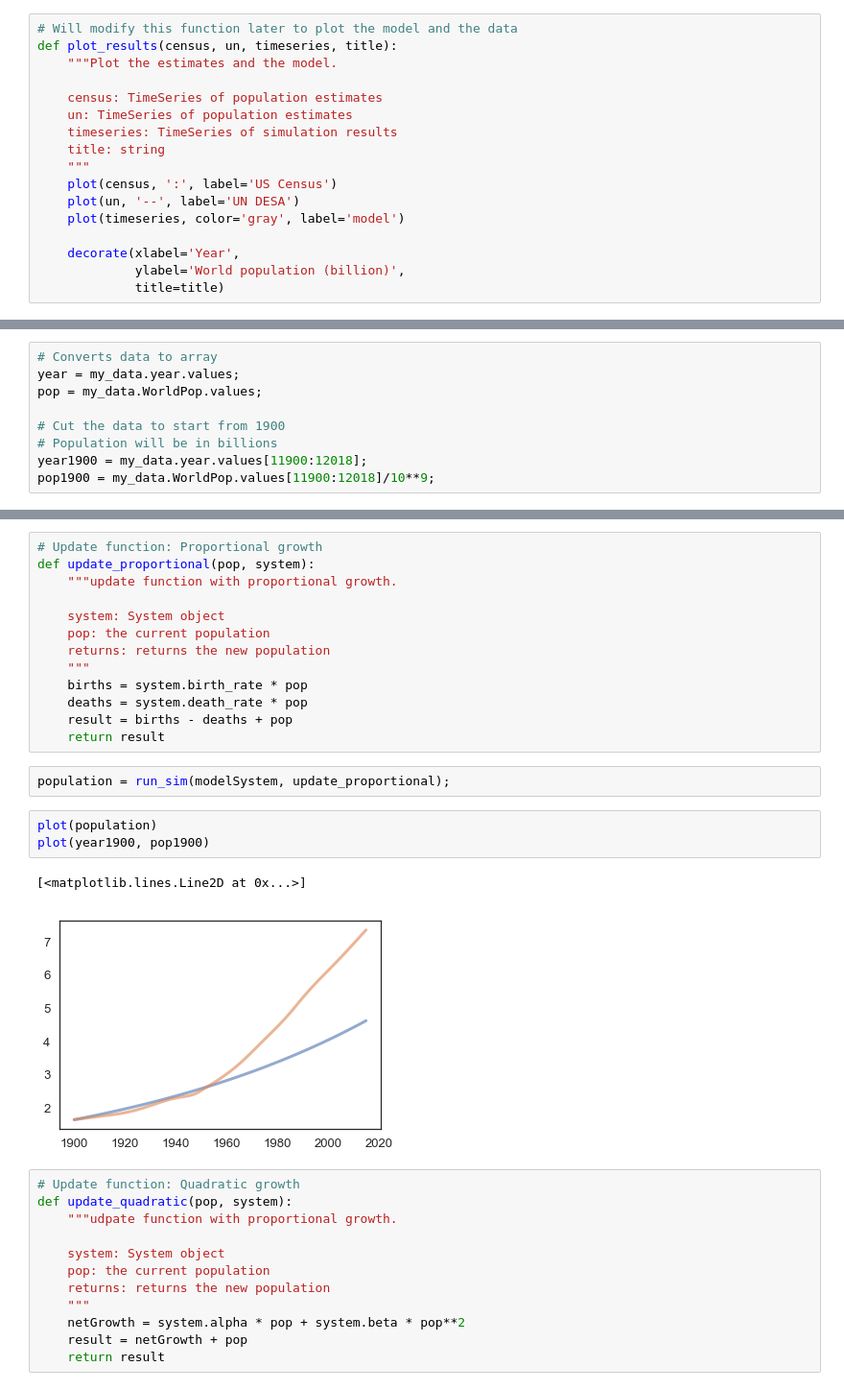
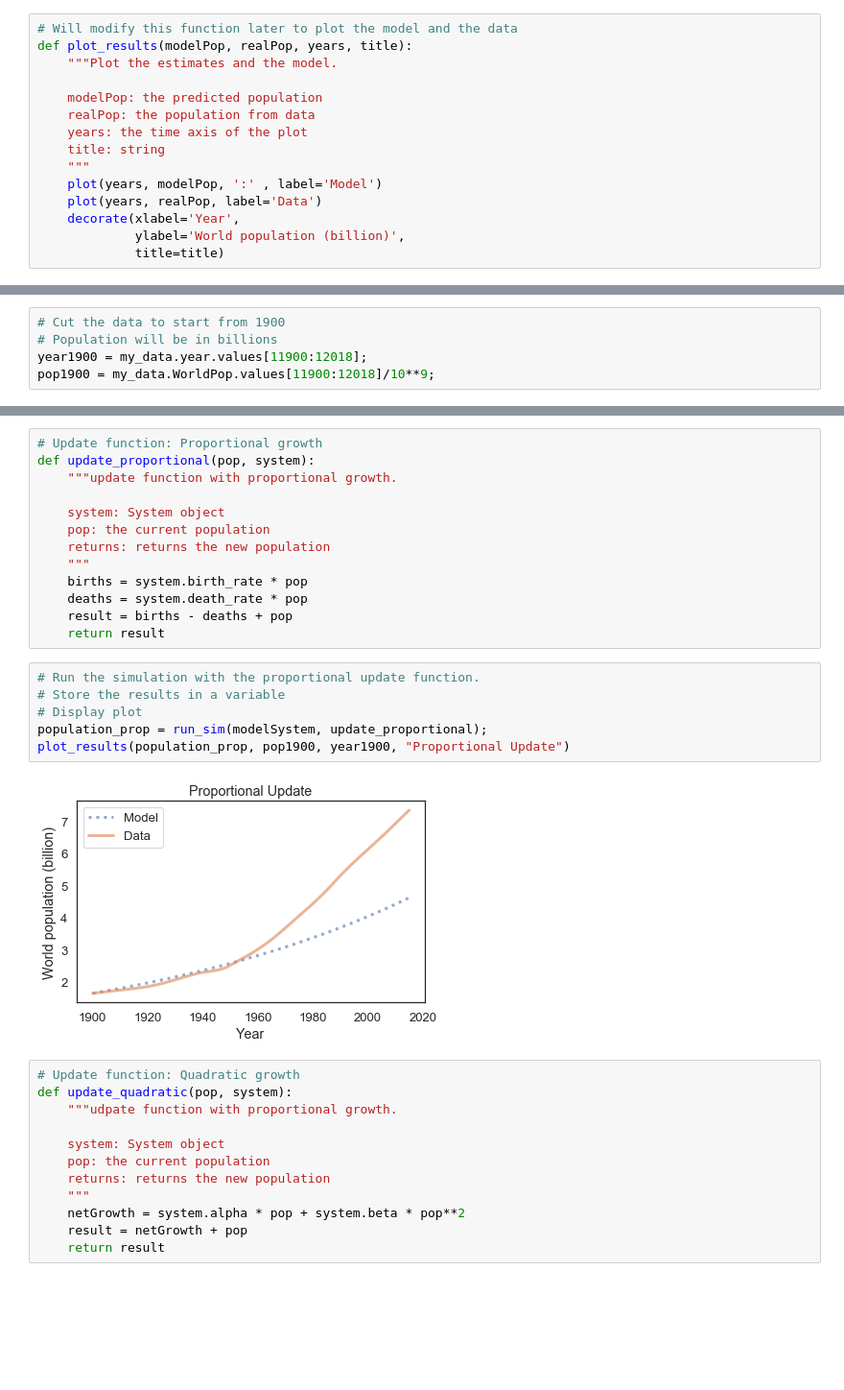
Before and after one commit to jamesHo22/ModSimPy, a Jupyter notebook: code/Project_One.ipynb, the cells around one changed output, grey strips where cells are left out. Shown: that part at 96% size. Drawn from its saved outputs; the diff is of its cells as text; blank space fills up the shorter version.

```diff
--- a/code/Project_One.ipynb
+++ b/code/Project_One.ipynb
@@ -26,18 +27,16 @@ from numpy import genfromtxt
 my_data = pandas.read_csv('WorldPopData.csv', sep=',');
 # %%
 # Will modify this function later to plot the model and the data
-def plot_results(census, un, timeseries, title):
+def plot_results(modelPop, realPop, years, title):
     """Plot the estimates and the model.
 
-    census: TimeSeries of population estimates
-    un: TimeSeries of population estimates
-    timeseries: TimeSeries of simulation results
+    modelPop: the predicted population
+    realPop: the population from data
+    years: the time axis of the plot
     title: string
     """
-    plot(census, ':', label='US Census')
-    plot(un, '--', label='UN DESA')
-    plot(timeseries, color='gray', label='model')
-
+    plot(years, modelPop, ':' , label='Model')
+    plot(years, realPop, label='Data')
     decorate(xlabel='Year',
              ylabel='World population (billion)',
              title=title)
@@ -44,8 +63,4 @@ def plot_results(census, un, timeseries, title):
 # %%
-# Converts data to array
-year = my_data.year.values;
-pop = my_data.WorldPop.values;
-
 # Cut the data to start from 1900
 # Population will be in billions
 year1900 = my_data.year.values[11900:12018];
@@ -117,14 +120,14 @@ def update_proportional(pop, system):
     deaths = system.death_rate * pop
     result = births - deaths + pop
     return result
-# %%
-population = run_sim(modelSystem, update_proportional);
-# %%
-plot(population)
-plot(year1900, pop1900)
-# %% [output]
-[<matplotlib.lines.Line2D at 0x...>]
-[figure, removed]
+# %%
+# Run the simulation with the proportional update function.
+# Store the results in a variable
+# Display plot
+population_prop = run_sim(modelSystem, update_proportional);
+plot_results(population_prop, pop1900, year1900, "Proportional Update")
+# %% [output]
+[figure, added]
 # %%
 # Update function: Quadratic growth
 def update_quadratic(pop, system):
```
Also changed, not shown: parts of 31 cells of this notebook.
